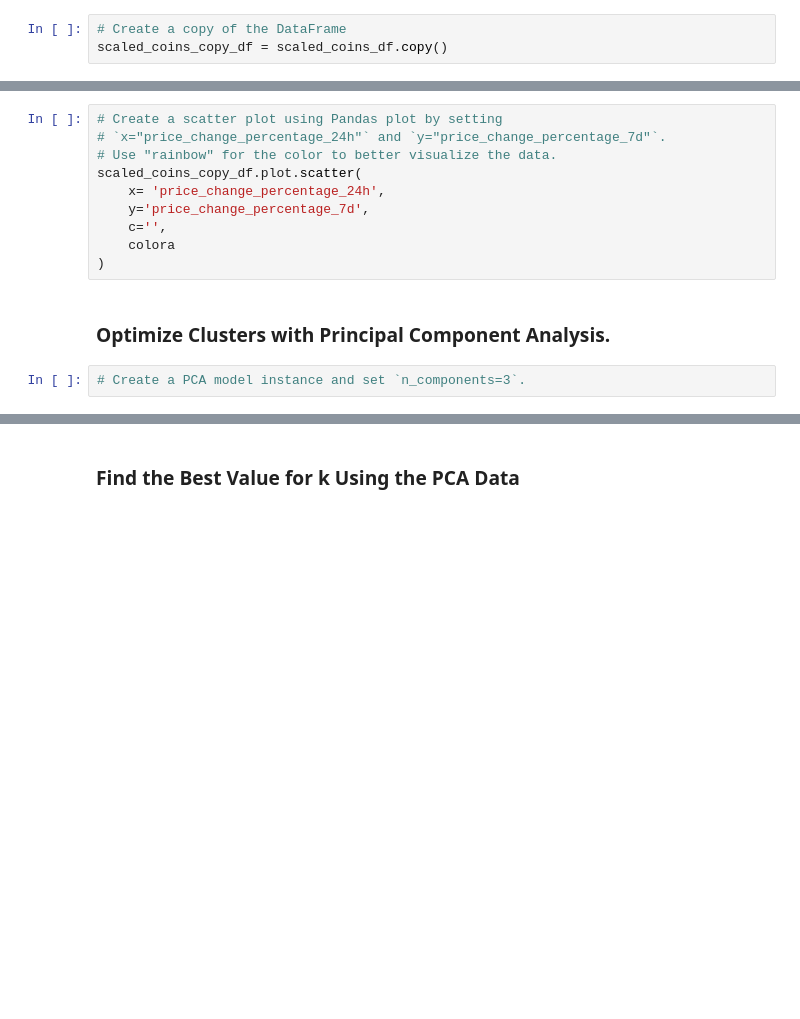
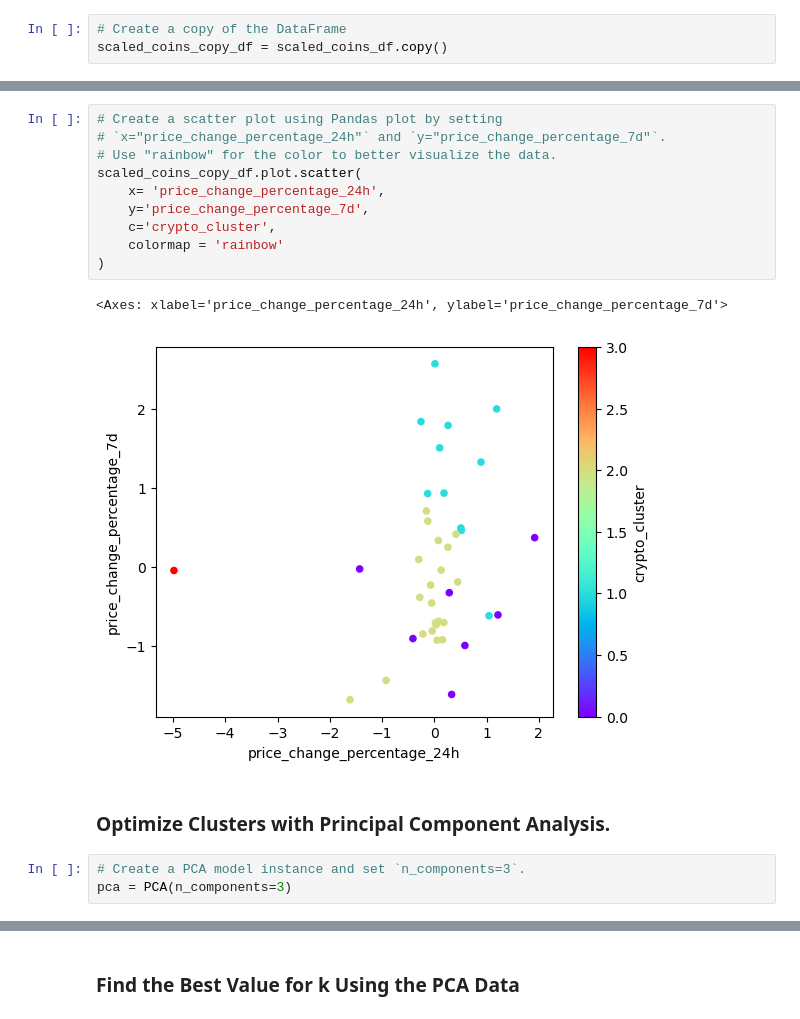
Before and after one commit to dannygallardo/CryptoClustering, a Jupyter notebook: Crypto_Clustering.ipynb, the cells around one changed output, grey strips where cells are left out. Saved outputs shown, nothing was run; the diff lists cells and outputs as text; blank space fills up the shorter version.

```diff
--- a/Crypto_Clustering.ipynb
+++ b/Crypto_Clustering.ipynb
@@ -197,16 +197,20 @@ scaled_coins_copy_df.head()
 # %%
 # Create a scatter plot using Pandas plot by setting
 # `x="price_change_percentage_24h"` and `y="price_change_percentage_7d"`.
 # Use "rainbow" for the color to better visualize the data.
 scaled_coins_copy_df.plot.scatter(
     x= 'price_change_percentage_24h',
     y='price_change_percentage_7d',
-    c='',
-    colora
+    c='crypto_cluster',
+    colormap = 'rainbow'
 )
+# %% [output]
+<Axes: xlabel='price_change_percentage_24h', ylabel='price_change_percentage_7d'>
+[figure, added]
 # %% [markdown]
 ### Optimize Clusters with Principal Component Analysis.
 # %%
 # Create a PCA model instance and set `n_components=3`.
+pca = PCA(n_components=3)
 # %%
 # Use the PCA model with `fit_transform` on the original scaled DataFrame to reduce to three principal components.
```
Also changed, not shown: parts of 7 cells of this notebook.
